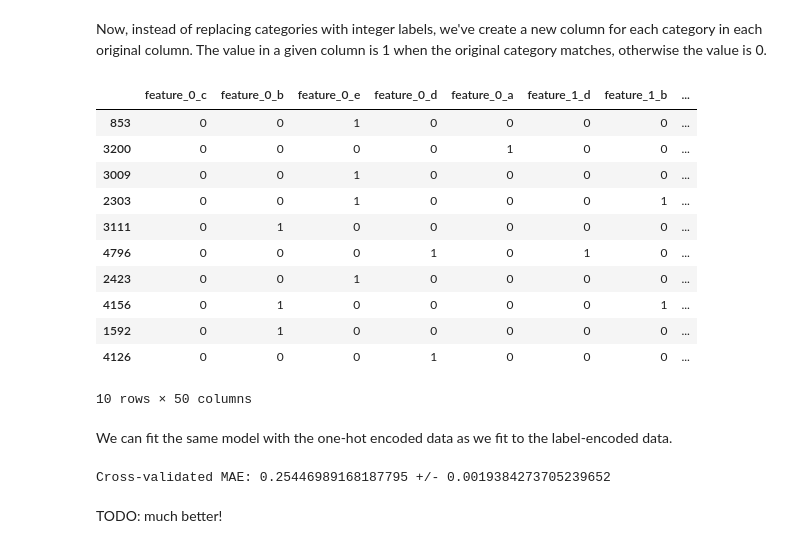
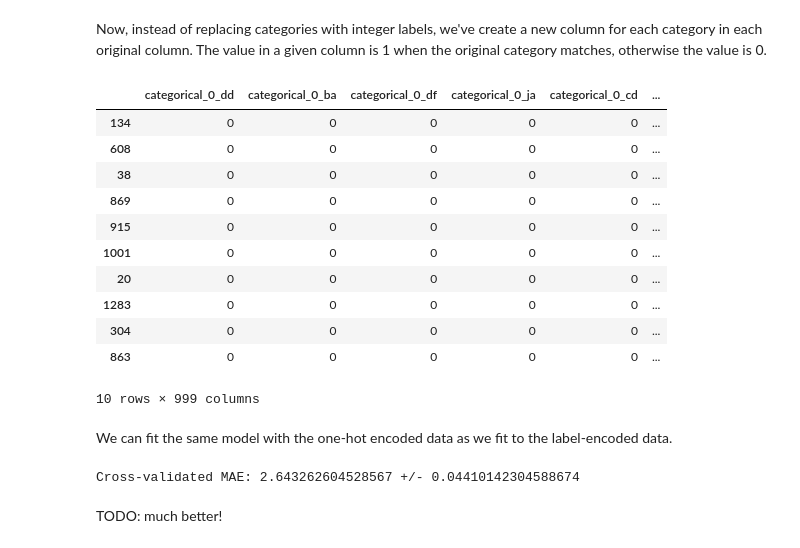
Before and after one commit to brendanhasz/target-encoding, a Jupyter notebook: Target_Encoding.ipynb, the cells around one changed output. Cells and saved outputs as stored; diff of their text form; code cells hidden in the pictures.

Commit message:
Finish CV and validation evaluation w/ all encoders

```diff
--- a/Target_Encoding.ipynb
+++ b/Target_Encoding.ipynb
@@ -19,12 +19,23 @@ import pandas as pd
 from sklearn.metrics import mean_absolute_error, make_scorer
 from sklearn.pipeline import Pipeline
 from sklearn.preprocessing import StandardScaler
+from sklearn.impute import SimpleImputer
 from sklearn.model_selection import KFold
-from sklearn.model_selection import cross_val_score, cross_val_predict
+from sklearn.model_selection import train_test_split
+from sklearn.model_selection import cross_val_score
 from sklearn.base import BaseEstimator, TransformerMixin
 
 from sklearn.linear_model import LinearRegression
+from sklearn.linear_model import BayesianRidge
+from sklearn.linear_model import Lasso
 from xgboost import XGBRegressor
+
+#Regressor = BayesianRidge()
+Regressor = Lasso(alpha=0.5)
+
+import warnings
+from sklearn.exceptions import DataConversionWarning
+warnings.filterwarnings(action='ignore', category=DataConversionWarning)
 # %% [markdown]
 ## Data
 
@@ -115,17 +148,14 @@ def make_categorical_regression(n_samples=100,
 Now, we can easily generate data to test our encoders on:
 # %%
 # Generate categorical data and target
-N = 10000
-X, y = make_categorical_regression(n_samples=N,
+X, y = make_categorical_regression(n_samples=2000,
                                    n_features=10,
-                                   n_categories=5)
+                                   n_categories=100,
+                                   n_cont_features=0)
 
 # Split into test and training data
-N2 = int(N/2)
-X_train = X.iloc[:N2, :]
-y_train = y[:N2]
-X_test = X.iloc[N2:, :]
-y_test = y[N2:]
+X_train, X_test, y_train, y_test = train_test_split(
+    X, y, test_size=0.5)
 # %% [markdown]
 The features are all categorical (stored as "objects"):
 # %%
@@ -263,9 +293,12 @@ class LabelEncoder(BaseEstimator, TransformerMixin):
         Xo = X.copy()
         for col, tmap in self.maps.items():
 
-            # Determine appropriate datatype
+            # Map the column
+            Xo[col] = Xo[col].map(tmap)
+
+            # Convert to appropriate datatype
             max_val = max(tmap.values())
-            if X[col].isnull().any(): #nulls, so have to use float!
+            if Xo[col].isnull().any(): #nulls, so have to use float!
                 if max_val < 8388608:
                     dtype = 'float32'
                 else:
@@ -279,9 +312,7 @@ class LabelEncoder(BaseEstimator, TransformerMixin):
                     dtype = 'uint32'
                 else:
                     dtype = 'uint64'
-
-            # Map the column
-            Xo[col] = Xo[col].map(tmap).astype(dtype)
+            Xo[col] = Xo[col].astype(dtype)
 
         # Return encoded dataframe
         return Xo
@@ -331,8 +362,8 @@ TODO: then we can make a model to predict
 model = Pipeline([
     ('label-encoder', LabelEncoder()),
     ('scaler', StandardScaler()),
-    ('regressor', LinearRegression())
-    #('regressor', XGBRegressor())
+    ('imputer', SimpleImputer(strategy='mean')),
+    ('regressor', Regressor)
 ])
 
 # Cross-validated MAE
@@ -474,30 +505,30 @@ Now, instead of replacing categories with integer labels, we've create a new col
 # %%
 # One-hot-encode the categorical data
 ohe = OneHotEncoder()
-X_one_hot = ohe.fit(X_train, y_train).transform(X_train)
+X_one_hot = ohe.fit_transform(X_train, y_train)
 X_one_hot.sample(10)
 # %% [output]
-|  | feature_0_c | feature_0_b | feature_0_e | feature_0_d | feature_0_a | feature_1_d | feature_1_b | ... |
-| 853 | 0 | 0 | 1 | 0 | 0 | 0 | 0 | ... |
-| 3200 | 0 | 0 | 0 | 0 | 1 | 0 | 0 | ... |
-| 3009 | 0 | 0 | 1 | 0 | 0 | 0 | 0 | ... |
-| 2303 | 0 | 0 | 1 | 0 | 0 | 0 | 1 | ... |
-| 3111 | 0 | 1 | 0 | 0 | 0 | 0 | 0 | ... |
-| 4796 | 0 | 0 | 0 | 1 | 0 | 1 | 0 | ... |
-| 2423 | 0 | 0 | 1 | 0 | 0 | 0 | 0 | ... |
-| 4156 | 0 | 1 | 0 | 0 | 0 | 0 | 1 | ... |
-| 1592 | 0 | 1 | 0 | 0 | 0 | 0 | 0 | ... |
-| 4126 | 0 | 0 | 0 | 1 | 0 | 0 | 0 | ... |
+|  | categorical_0_dd | categorical_0_ba | categorical_0_df | categorical_0_ja | categorical_0_cd | ... |
+| 134 | 0 | 0 | 0 | 0 | 0 | ... |
+| 608 | 0 | 0 | 0 | 0 | 0 | ... |
+| 38 | 0 | 0 | 0 | 0 | 0 | ... |
+| 869 | 0 | 0 | 0 | 0 | 0 | ... |
+| 915 | 0 | 0 | 0 | 0 | 0 | ... |
+| 1001 | 0 | 0 | 0 | 0 | 0 | ... |
+| 20 | 0 | 0 | 0 | 0 | 0 | ... |
+| 1283 | 0 | 0 | 0 | 0 | 0 | ... |
+| 304 | 0 | 0 | 0 | 0 | 0 | ... |
+| 863 | 0 | 0 | 0 | 0 | 0 | ... |
-10 rows × 50 columns
+10 rows × 999 columns
 # %% [markdown]
 We can fit the same model with the one-hot encoded data as we fit to the label-encoded data.
 # %%
 # Regression model
 model = Pipeline([
-    ('one-hot-encoder', OneHotEncoder()),
+    ('encoder', OneHotEncoder()),
     ('scaler', StandardScaler()),
-    ('regressor', LinearRegression())
-    #('regressor', XGBRegressor())
+    ('imputer', SimpleImputer(strategy='mean')),
+    ('regressor', Regressor)
 ])
 
 # Cross-validated MAE
@@ -505,7 +536,7 @@ scores = cross_val_score(model, X_train, y_train,
                          cv=3, scoring=mae_scorer)
 print('Cross-validated MAE:', scores.mean(), '+/-', scores.std())
 # %% [output]
-Cross-validated MAE: 0.25446989168187795 +/- 0.0019384273705239652
+Cross-validated MAE: 2.643262604528567 +/- 0.04410142304588674
 # %% [markdown]
 TODO: much better!
 # %% [markdown]
```
Also changed, not shown: parts of 30 cells of this notebook.
